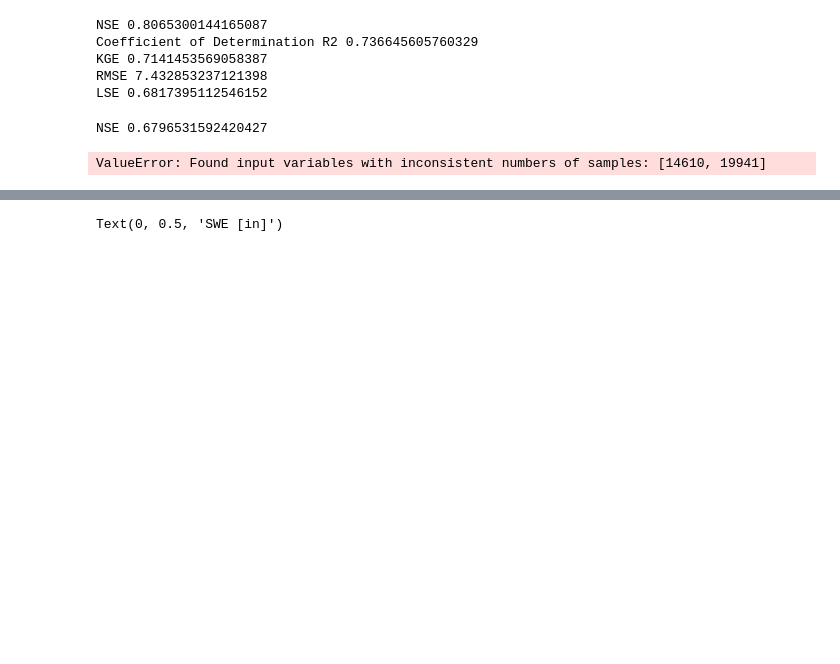
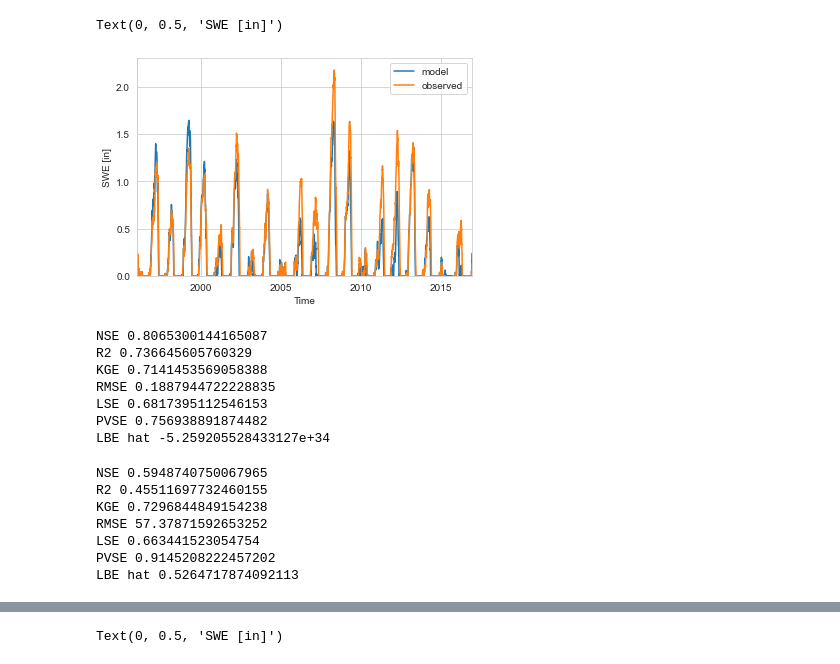
Before and after one commit to NCristea/Snow_SCL, a Jupyter notebook: plots_for_manuscript.ipynb, the cells around one changed output, grey strips where cells are left out. Saved outputs shown, nothing was run; the diff lists cells and outputs as text; code cells hidden in the pictures; blank space fills up the shorter version.

```diff
--- a/plots_for_manuscript.ipynb
+++ b/plots_for_manuscript.ipynb
@@ -139,44 +108,79 @@ df_model_data_Skookum_prism_grid
+# %%
+#plot modeled SWE vs. observed at Skookum Creek
+ax = df_model_data_Skookum_prism_grid.plot(kind='line',  y = 'SWE_m', label = 'model')
+df_snotel_Skookum.plot(kind='line',  y = 'SWE_m', label = 'observed', ax = ax)
+#df_model_data_Skookum_67.plot(kind='line',  y = 'swq', label = 'Skookum Creek, 1009 m model 67 SWE', ax = ax)
+#df_model_data_Skookum_53.plot(kind='line',  y = 'swq', label = 'Skookum Creek, 1009 m model 53 SWE', ax = ax)
+
+ax.set_xlim([datetime(1996, 1, 21), datetime(2016, 12, 1)])
+ax.set_ylim([0, 2.3])
+plt.xlabel('Time')
+plt.ylabel('SWE [m]')
+# %% [output]
+Text(0, 0.5, 'SWE [in]')
+[figure, added]
 # %%
 swe_model = df_model_data_Skookum_prism_grid.loc['1995-10-01':'2015-04-02']
 swe_obs = df_snotel_Skookum.loc['1995-10-01':'2015-04-02']
 #swe_obs = swe_obs.fillna(0)
 #swe_model = swe_model.fillna(0)
 #nse_swe = fc.nse(swe_model.swq, swe_obs.SWE_in)
-nse_swe = mt.nse(swe_model.swq.fillna(0), swe_obs.SWE_in.fillna(0))
+nse_swe = mt.nse(swe_model.SWE_m.fillna(0), swe_obs.SWE_m.fillna(0))
 print('NSE', nse_swe)
 
-R_square = r2_score(swe_model.swq, swe_obs.SWE_in)
-print('Coefficient of Determination R2', R_square)
-kge_swe = mt.kge(swe_model.swq.values, swe_obs.SWE_in.values)
-rmse_swe = mt.rmse(swe_model.swq.values, swe_obs.SWE_in.values)
+R_square = r2_score(swe_model.SWE_m, swe_obs.SWE_m)
+print('R2', R_square)
+kge_swe = mt.kge(swe_model.SWE_m.values, swe_obs.SWE_m.values)
+rmse_swe = mt.rmse(swe_model.SWE_m.values, swe_obs.SWE_m.values)
 print('KGE', kge_swe)
 print('RMSE', rmse_swe)
-lse_swe = mt.lse(swe_model.swq.values, swe_obs.SWE_in.values)
+lse_swe = mt.lse(swe_model.SWE_m.values, swe_obs.SWE_m.values)
+pvse_swe = eff.PVSE_prime(swe_model.SWE_m.values, swe_obs.SWE_m.values)
 print('LSE', lse_swe)
+print('PVSE', pvse_swe)
+LBE_hat_swe = eff.LBE(swe_model.SWE_m.values, swe_obs.SWE_m.values)
+#LBEm_hat_swe = eff.LBEm(swe_model.swq.values, swe_obs.SWE_in.values)
+print('LBE hat', LBE_hat_swe)
+#print('LBEm hat', LBEm_hat_swe)
 # %% [output]
 NSE 0.8065300144165087
-Coefficient of Determination R2 0.736645605760329
-KGE 0.7141453569058387
-RMSE 7.432853237121398
-LSE 0.6817395112546152
+R2 0.736645605760329
+KGE 0.7141453569058388
+RMSE 0.1887944722228835
+LSE 0.6817395112546153
+PVSE 0.756938891874482
+LBE hat -5.259205528433127e+34
 # %%
 #swe_model.swq
-flow_model_ = flow_model.loc['1995-10-01':'2015-04-02']
-flow_obs_ = flow_model.loc['1995-10-01':'2015-04-02']
+#flow_model_ = flow_model.loc['1995-10-01':'2015-04-02']
+#flow_obs_ = flow_obs.loc['1995-10-01':'2015-04-02']
+flow_model_ = flow_model.loc['1981-10-01':'2020-12-31']
+flow_obs_ = flow_obs.loc['1981-10-01':'2020-12-31']
 #swe_obs = swe_obs.fillna(0)
 #swe_model = swe_model.fillna(0)
 #nse_swe = fc.nse(swe_model.swq, swe_obs.SWE_in)
-nse_flow = mt.nse(flow_model.Q_cms.fillna(0), flow_obs.Q_cms.fillna(0))
+nse_flow = mt.nse(flow_model_.Q_cms, flow_obs_.Q_cms)
 print('NSE', nse_flow)
 
-R_square = r2_score(flow_model.Q_cms.values, flow_obs.Q_cms.values)
-print('Coefficient of Determination R2', R_square)
-kge_flow = mt.kge(flow_model.Q_cms, flow_obs.Q_cms)
-rmse_flow = mt.rmse(flow_model.Q_cms, flow_obs.Q_cms)
+R_square = r2_score(flow_model_.Q_cms.values, flow_obs_.Q_cms.values)
+print('R2', R_square)
+kge_flow = mt.kge(flow_model_.Q_cms.values, flow_obs_.Q_cms.values)
+rmse_flow = mt.rmse(flow_model_.Q_cms.values, flow_obs_.Q_cms.values)
 print('KGE', kge_flow)
 print('RMSE', rmse_flow)
-lse_flow = mt.lse(flow_model.Q_cms, flow_obs.Q_cms)
-print('LSE', lse_flow)
+lse_swe = mt.lse(flow_model_.Q_cms.values, flow_obs_.Q_cms.values)
+pvse_swe = eff.PVSE_prime(flow_model_.Q_cms.values, flow_obs_.Q_cms.values)
+print('LSE', lse_swe)
+print('PVSE', pvse_swe)
+LBE_hat_swe = eff.LBE(flow_model_.Q_cms.values, flow_obs_.Q_cms.values)
+#LBEm_hat_swe = eff.LBEm(swe_model.swq.values, swe_obs.SWE_in.values)
+print('LBE hat', LBE_hat_swe)
+#print('LBEm hat', LBEm_hat_s
 # %% [output]
-NSE 0.6796531592420427
+NSE 0.5948740750067965
+R2 0.45511697732460155
+KGE 0.7296844849154238
+RMSE 57.37871592653252
+LSE 0.663441523054754
+PVSE 0.9145208222457202
+LBE hat 0.5264717874092113
-ValueError: Found input variables with inconsistent numbers of samples: [14610, 19941]
```
Also changed, not shown: parts of 9 cells of this notebook, 2 other files.
